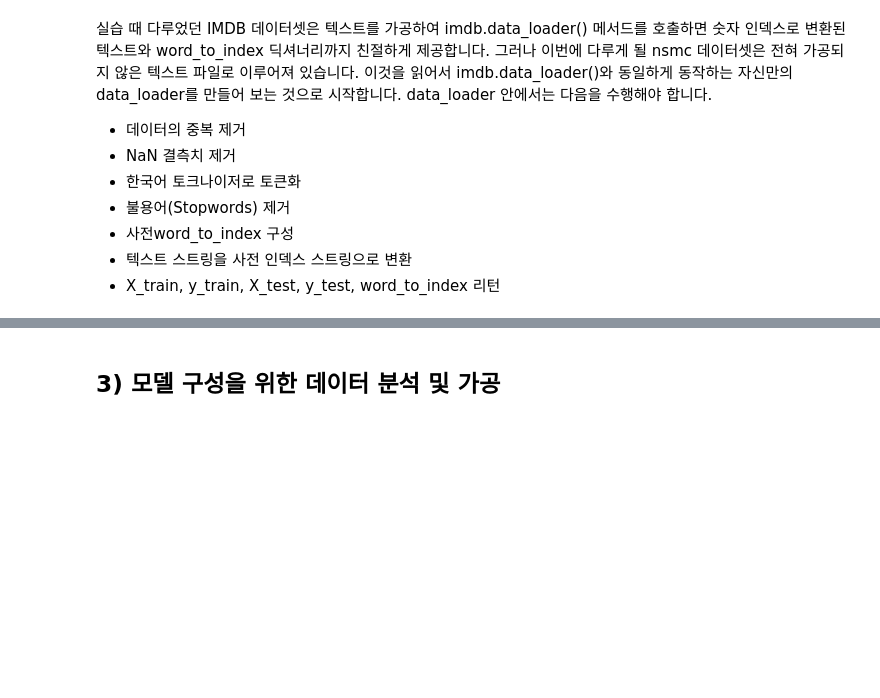
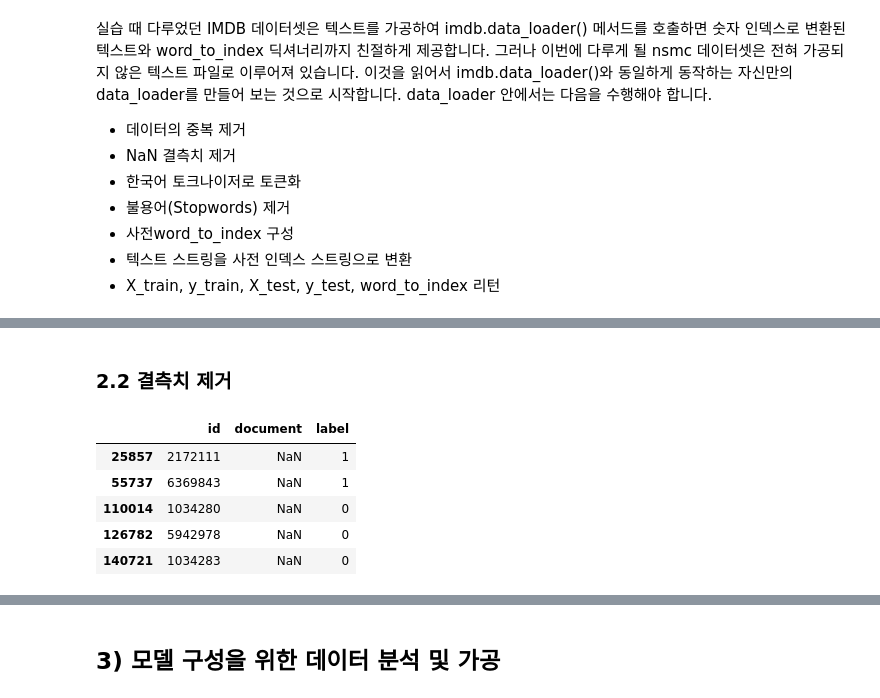
Before and after one commit to seuyon0101/aiffel, a Jupyter notebook: [E-08] 영화리뷰 텍스트 감성부석하기.ipynb, the cells around one changed output, grey strips where cells are left out. Drawn from its saved outputs; the diff is of its cells as text; code cells hidden in the pictures; blank space fills up the shorter version.

```diff
--- a/[E-08] 영화리뷰 텍스트 감성부석하기.ipynb
+++ b/[E-08] 영화리뷰 텍스트 감성부석하기.ipynb
@@ -30,0 +71,12 @@ train_data.head()
+# %% [markdown]
+### 2.2 결측치 제거
+# %%
+#결측치 확인
+train[train['document'].isna()==True] #이 데이터들은 사용할 수 없겠네요~
+# %% [output]
+|  | id | document | label |
+| 25857 | 2172111 | NaN | 1 |
+| 55737 | 6369843 | NaN | 1 |
+| 110014 | 1034280 | NaN | 0 |
+| 126782 | 5942978 | NaN | 0 |
+| 140721 | 1034283 | NaN | 0 |
```
Also changed, not shown: parts of 21 cells of this notebook, 1 other file.
